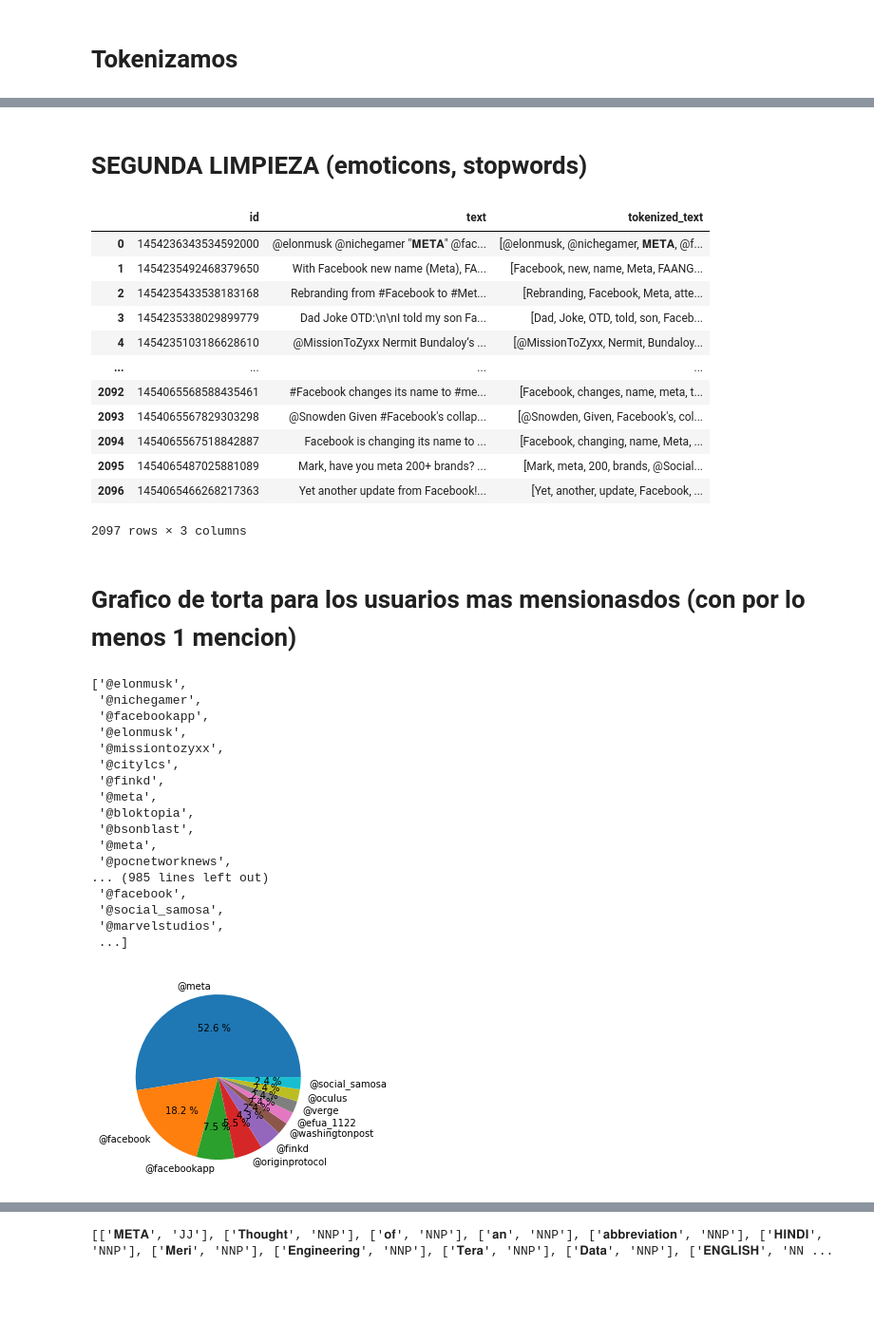
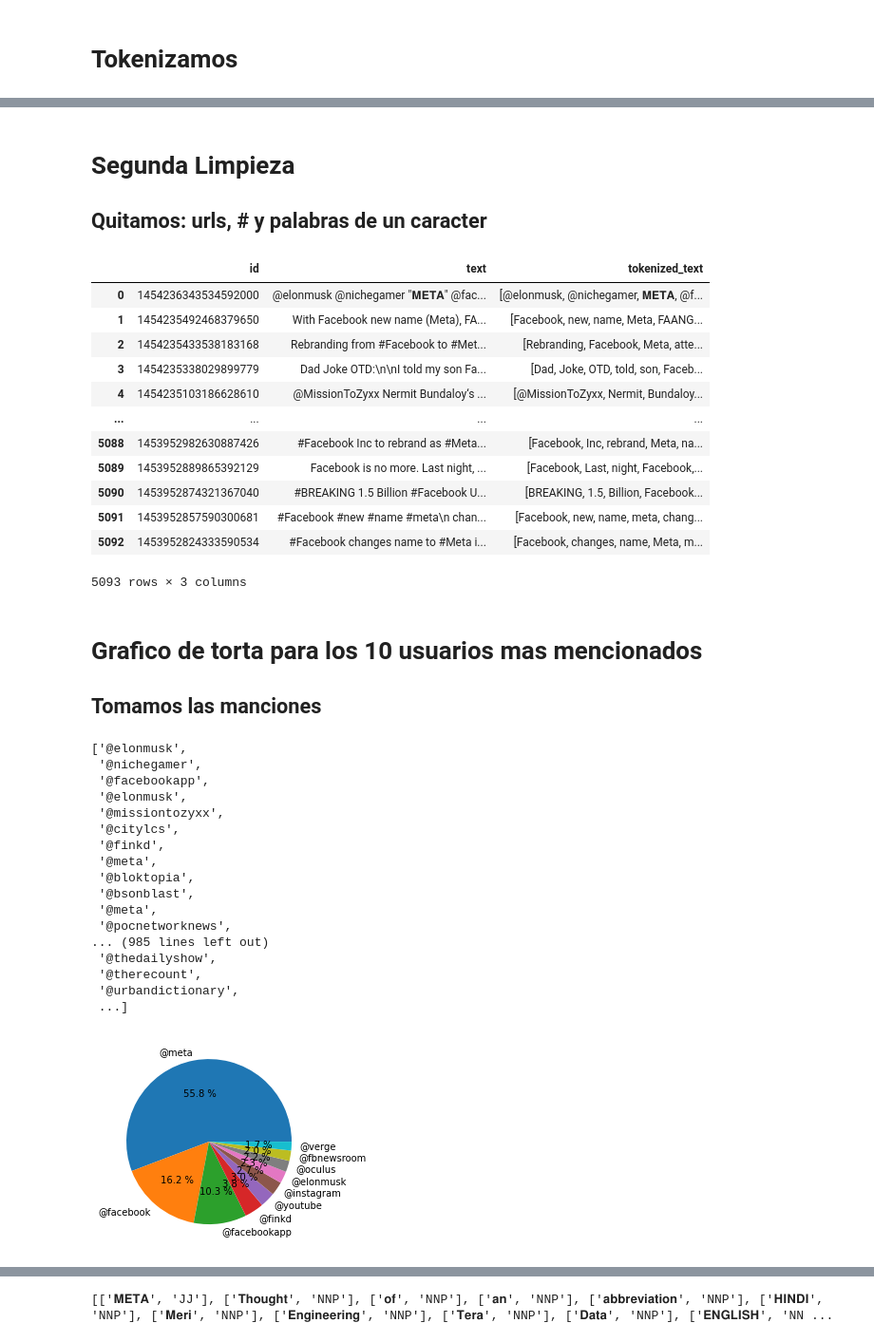
Before and after one commit to edupat95/proyecto_final_inteligencia_artificial, a Jupyter notebook: Trabajo Final/TF - Alberto Barrio y Eduardo Patinella.ipynb, the cells around one changed output, grey strips where cells are left out. Shown at 95% size. Drawn from its saved outputs; the diff is of its cells as text; code cells hidden in the pictures; blank space fills up the shorter version.

```diff
--- a/Trabajo Final/TF - Alberto Barrio y Eduardo Patinella.ipynb
+++ b/Trabajo Final/TF - Alberto Barrio y Eduardo Patinella.ipynb
@@ -48,7 +47,7 @@ if response.status_code != 200:
 def get_data(url,params):
     results = []
     n=0
-    while (n<=20):
+    while (n<=50):
         print("->",n)
         n=n+1
         response = requests.get(url, headers=headers, params=params)
@@ -183,5 +179,6 @@ df
 # %% [markdown]
-#  SEGUNDA LIMPIEZA (emoticons, stopwords)
+#  Segunda Limpieza
+## Quitamos: urls, # y palabras de un caracter
 # %%
 import re
 i=0
@@ -217,31 +214,26 @@ df
 | 3 | 1454235338029899779 | Dad Joke OTD:\n\nI told my son Fa... | [Dad, Joke, OTD, told, son, Faceb... |
 | 4 | 1454235103186628610 | @MissionToZyxx Nermit Bundaloy‘s ... | [@MissionToZyxx, Nermit, Bundaloy... |
 | ... | ... | ... | ... |
-| 2092 | 1454065568588435461 | #Facebook changes its name to #me... | [Facebook, changes, name, meta, t... |
-| 2093 | 1454065567829303298 | @Snowden Given #Facebook's collap... | [@Snowden, Given, Facebook's, col... |
-| 2094 | 1454065567518842887 | Facebook is changing its name to ... | [Facebook, changing, name, Meta, ... |
-| 2095 | 1454065487025881089 | Mark, have you meta 200+ brands? ... | [Mark, meta, 200, brands, @Social... |
-| 2096 | 1454065466268217363 | Yet another update from Facebook!... | [Yet, another, update, Facebook, ... |
+| 5088 | 1453952982630887426 | #Facebook Inc to rebrand as #Meta... | [Facebook, Inc, rebrand, Meta, na... |
+| 5089 | 1453952889865392129 | Facebook is no more. Last night, ... | [Facebook, Last, night, Facebook,... |
+| 5090 | 1453952874321367040 | #BREAKING 1.5 Billion #Facebook U... | [BREAKING, 1.5, Billion, Facebook... |
+| 5091 | 1453952857590300681 | #Facebook #new #name #meta\n chan... | [Facebook, new, name, meta, chang... |
+| 5092 | 1453952824333590534 | #Facebook changes name to #Meta i... | [Facebook, changes, name, Meta, m... |
-2097 rows × 3 columns
+5093 rows × 3 columns
 # %% [markdown]
-# Grafico de torta para los usuarios mas mensionasdos (con por lo menos 1 mencion)
+# Grafico de torta para los 10 usuarios mas mencionados
+## Tomamos las manciones
 # %%
 ## HACEMOS UN GRAFICO DE TORTA PAR SABER CUALES FUERON LOS USUARIOS MAS MENCIONADOS
 menciones=[]
 i=0
 for text in df['tokenized_text']:
-    #text=eval(str_text) # lo convertimos en lista para poder iterar por palabra
-    #print("\nTEXTO A ANALIZAR ->",text)
     j=0
     for palabra in text:
-        #print("->palabra a analizar: ", palabra)
         if(re.search('^@+',palabra)):
-            #palabra = re.sub(r'.', '', palabra, count = 1) # eliminamos el primer caracter que es "@"
-            #palabra=palabra.lower()
             menciones.append(palabra.lower())
         j=j+1
     i=i+1
-    #print("\n TEXTO DEVULETO ->", text)
 menciones
 # %% [output]
 ['@elonmusk',
@@ -257,30 +249,29 @@ menciones
  '@meta',
  '@pocnetworknews',
 ... (985 lines left out)
- '@facebook',
- '@social_samosa',
- '@marvelstudios',
+ '@thedailyshow',
+ '@therecount',
+ '@urbandictionary',
  ...]
 # %%
 # EL primer analicis que podemos hacer es analizar la frecuencia de palabras.
 from nltk.probability import FreqDist
 import matplotlib.pyplot as plt
+from heapq import nlargest
+
 plt.rcParams['font.size'] = 10
 # Obtener frecuencia de cada término
 fdist = FreqDist(menciones)
 
+TenHighest = nlargest(10, fdist, key = fdist.get)
 usuarios = []#list(fdist.keys())
 frecuencias = []#list(fdist.values())
 
-for nombre in fdist:
-    frecuencia = fdist[nombre]
-
-    if(frecuencia>5):
-        #print(frecuencia)
-        usuarios.append(nombre)
-        frecuencias.append(frecuencia)
+for val in TenHighest:
+    usuarios.append(val)
+    frecuencias.append(fdist.get(val))
 
 plt.pie(frecuencias, labels=usuarios, autopct="%0.1f %%")
 plt.show()
 # %% [output]
-[figure, old version]
+[figure, new version]
```
Also changed, not shown: parts of 37 cells of this notebook, 2 other files.
